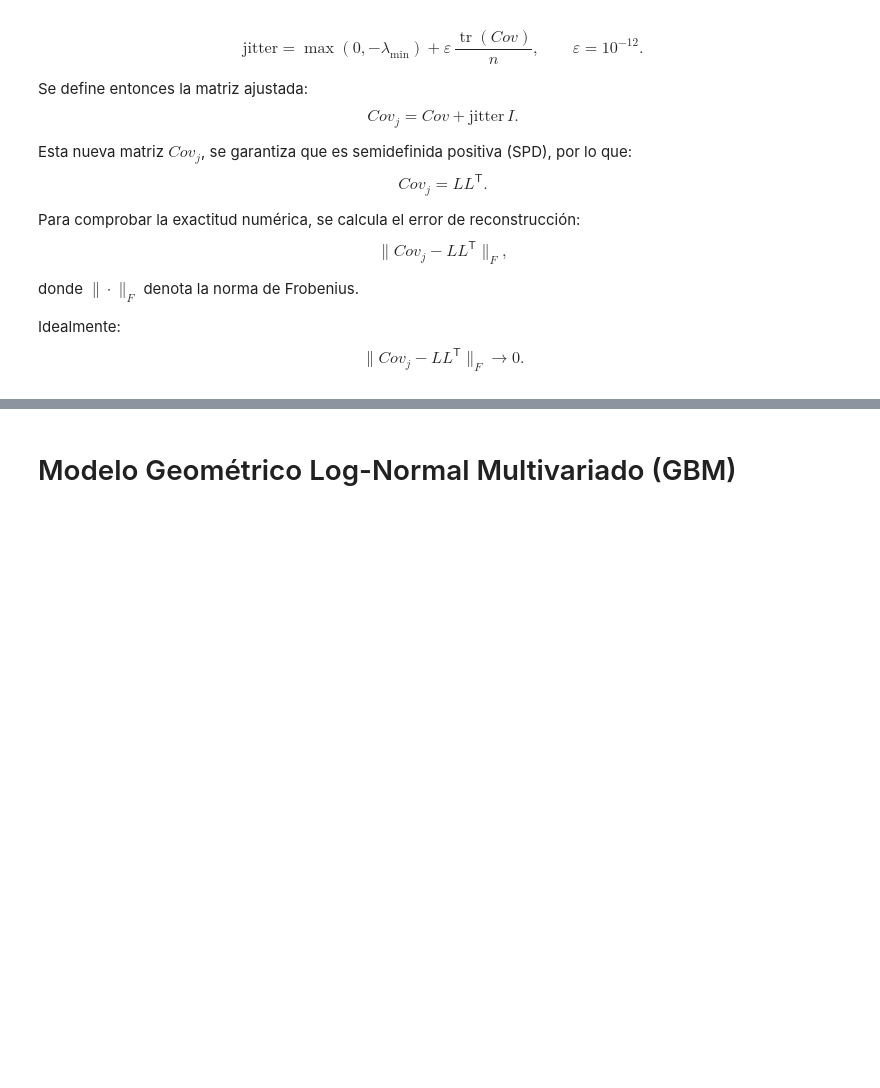
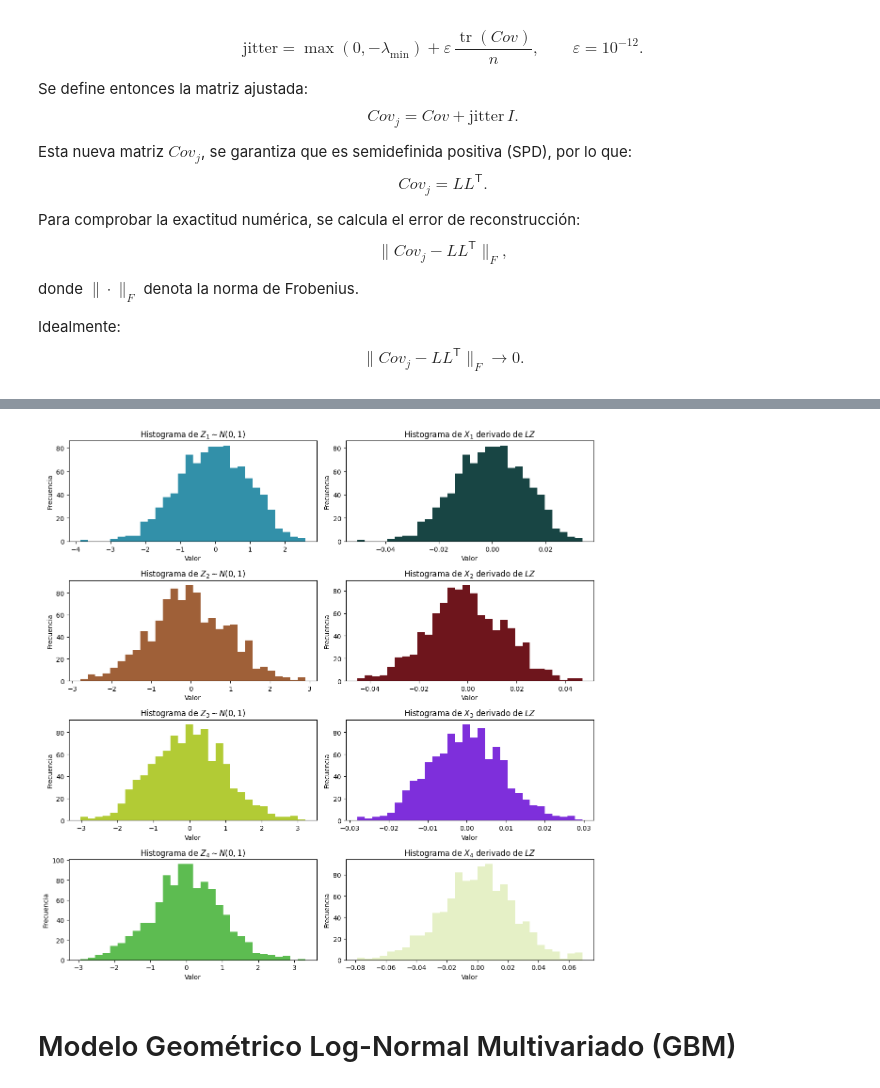
Before and after one commit to CeSaRLoPeZArTeAgA/PROBLEMAS-EN-LA-INDUSTRIA, a Jupyter notebook: DATA_BVL/EDA.ipynb, the cells around one changed output, grey strips where cells are left out. Drawn from its saved outputs; the diff is of its cells as text; code cells hidden in the pictures; blank space fills up the shorter version.

```diff
--- a/DATA_BVL/EDA.ipynb
+++ b/DATA_BVL/EDA.ipynb
@@ -592,3 +775,35 @@ Verificacio de descomposicion: ||A(+jitter) - L L^T||_F = 6.061e-20
+# %%
+import numpy as np
+import matplotlib.pyplot as plt
+import random
+
+# funcion para color aleatorio
+def color_random():
+    return (random.random(), random.random(), random.random())
+
+# figura con 4 filas y 2 columnas
+fig, axes = plt.subplots(4, 2, figsize=(12, 12))
+
+for i in range(4):
+
+    #  Z_i
+    ax_Z = axes[i, 0]
+    ax_Z.hist(Z_mat[:, i], bins=30, color=color_random())
+    ax_Z.set_title(fr"Histograma de $Z_{{{i+1}}} \sim N(0,1)$")
+    ax_Z.set_xlabel("Valor")
+    ax_Z.set_ylabel("Frecuencia")
+
+    #  X_i
+    ax_X = axes[i, 1]
+    ax_X.hist(X_mat[:, i], bins=30, color=color_random())
+    ax_X.set_title(fr"Histograma de $X_{{{i+1}}}$ derivado de $LZ$")
+    ax_X.set_xlabel("Valor")
+    ax_X.set_ylabel("Frecuencia")
+
+plt.tight_layout()
+plt.show()
+# %% [output]
+[figure, added]
 # %% [markdown]
 # Modelo Geométrico Log-Normal Multivariado (GBM)
 # %%
```
Also changed, not shown: parts of 4 cells of this notebook.
